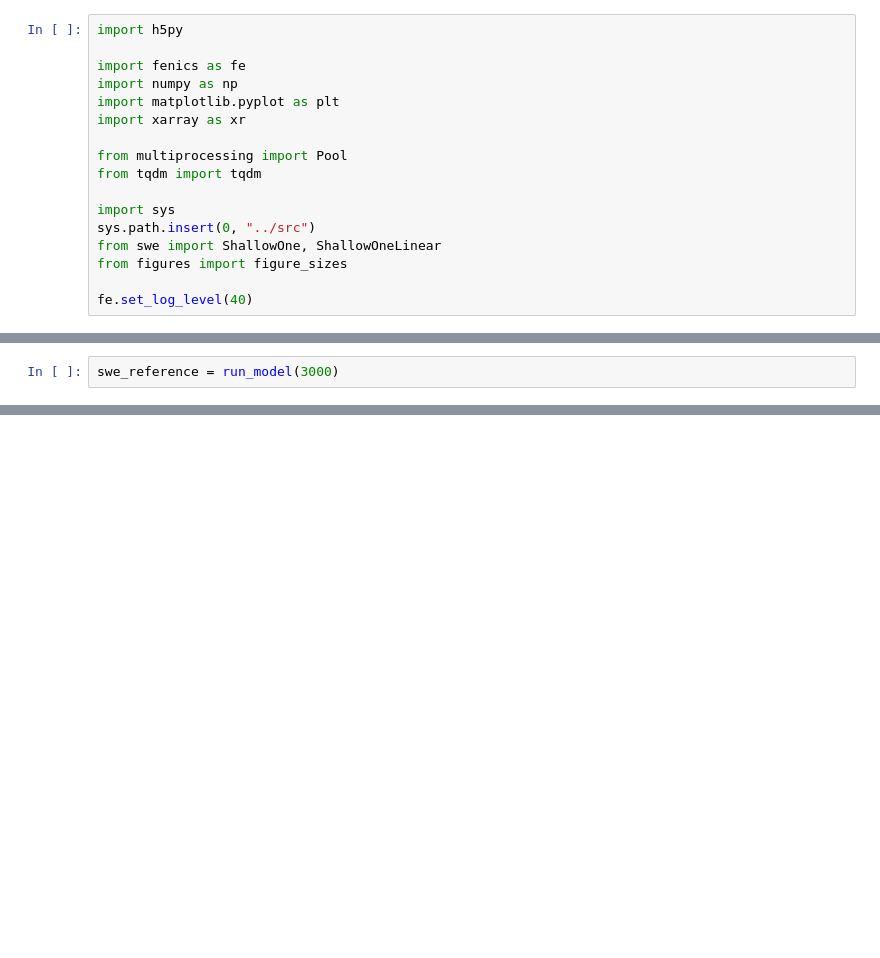
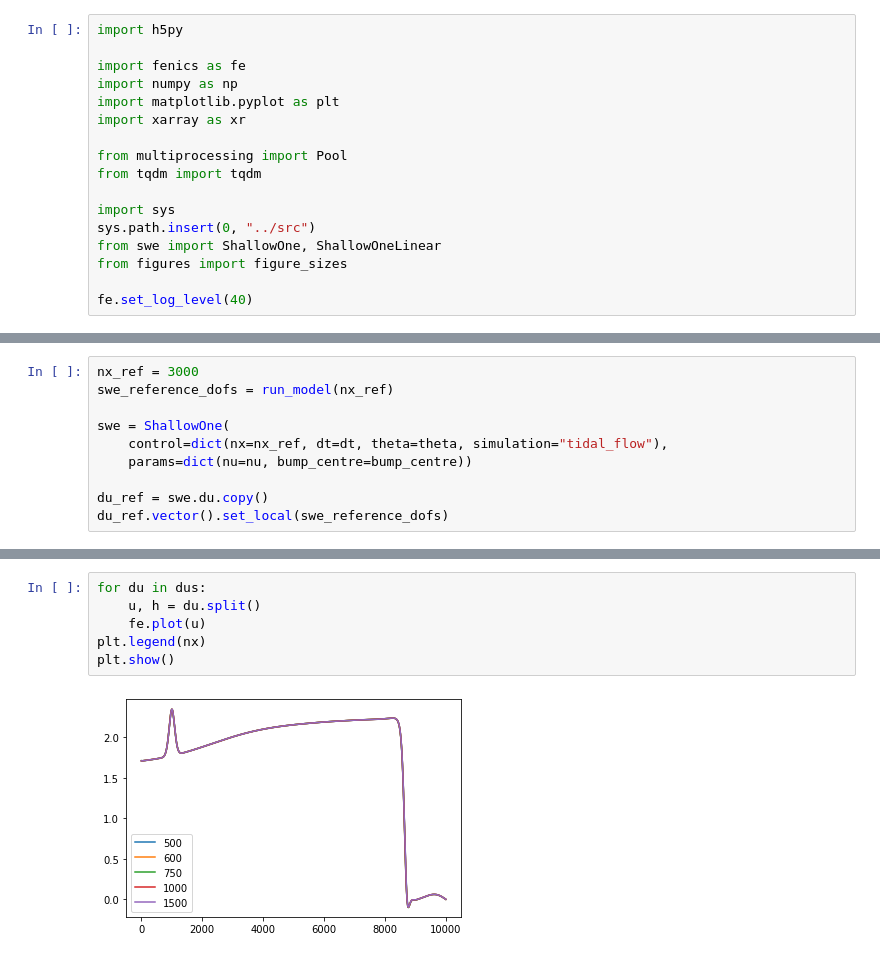
Before and after one commit to connor-duffin/sswe, a Jupyter notebook: notebooks/check-FEM-convergence.ipynb, the cells around one changed output, grey strips where cells are left out. Drawn from its saved outputs; the diff is of its cells as text; blank space fills up the shorter version.

```diff
--- a/notebooks/check-FEM-convergence.ipynb
+++ b/notebooks/check-FEM-convergence.ipynb
@@ -40,2 +45,10 @@ def compute_error(nx):
 # %%
-swe_reference = run_model(3000)
+nx_ref = 3000
+swe_reference_dofs = run_model(nx_ref)
+
+swe = ShallowOne(
+    control=dict(nx=nx_ref, dt=dt, theta=theta, simulation="tidal_flow"),
+    params=dict(nu=nu, bump_centre=bump_centre))
+
+du_ref = swe.du.copy()
+du_ref.vector().set_local(swe_reference_dofs)
@@ -54,0 +69,8 @@ WARNING: user expression has not supplied value_shape method or an element. Assu
+# %%
+for du in dus:
+    u, h = du.split()
+    fe.plot(u)
+plt.legend(nx)
+plt.show()
+# %% [output]
+[figure, added]
```
Also changed, not shown: parts of 8 cells of this notebook.
